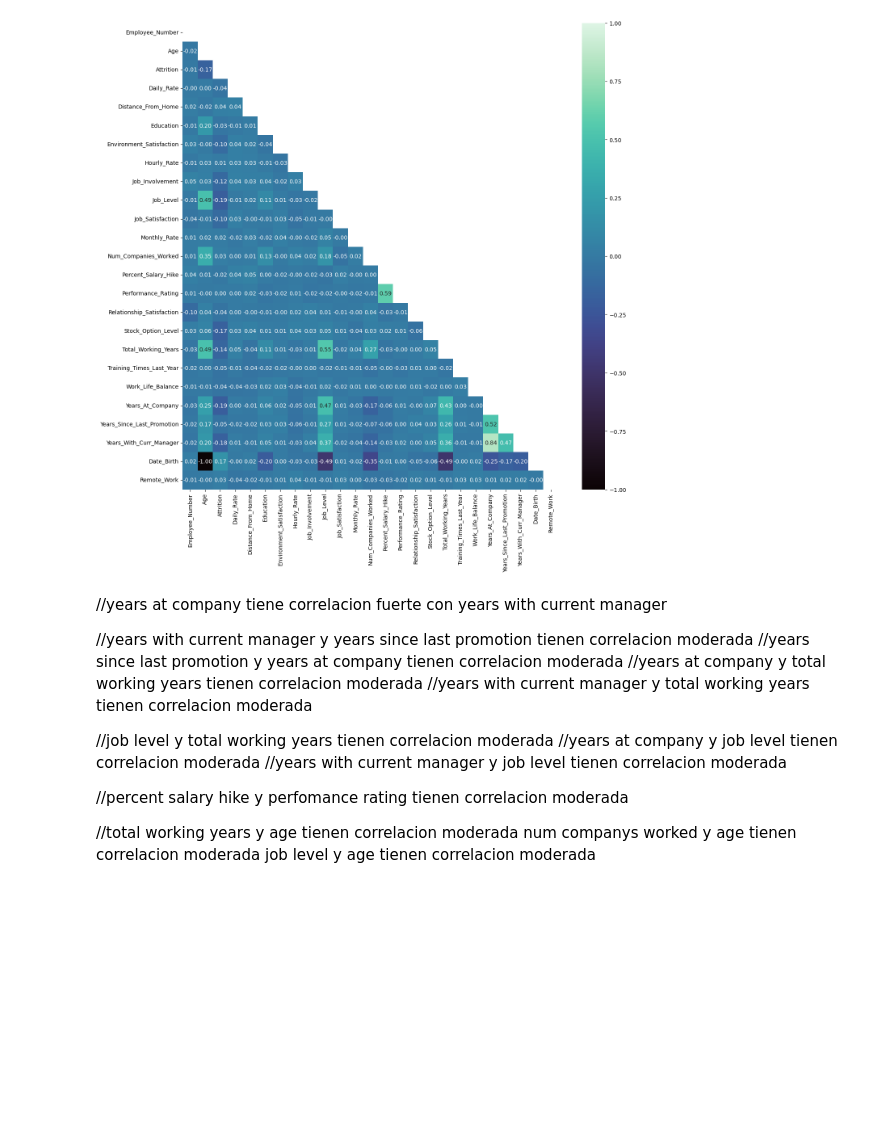
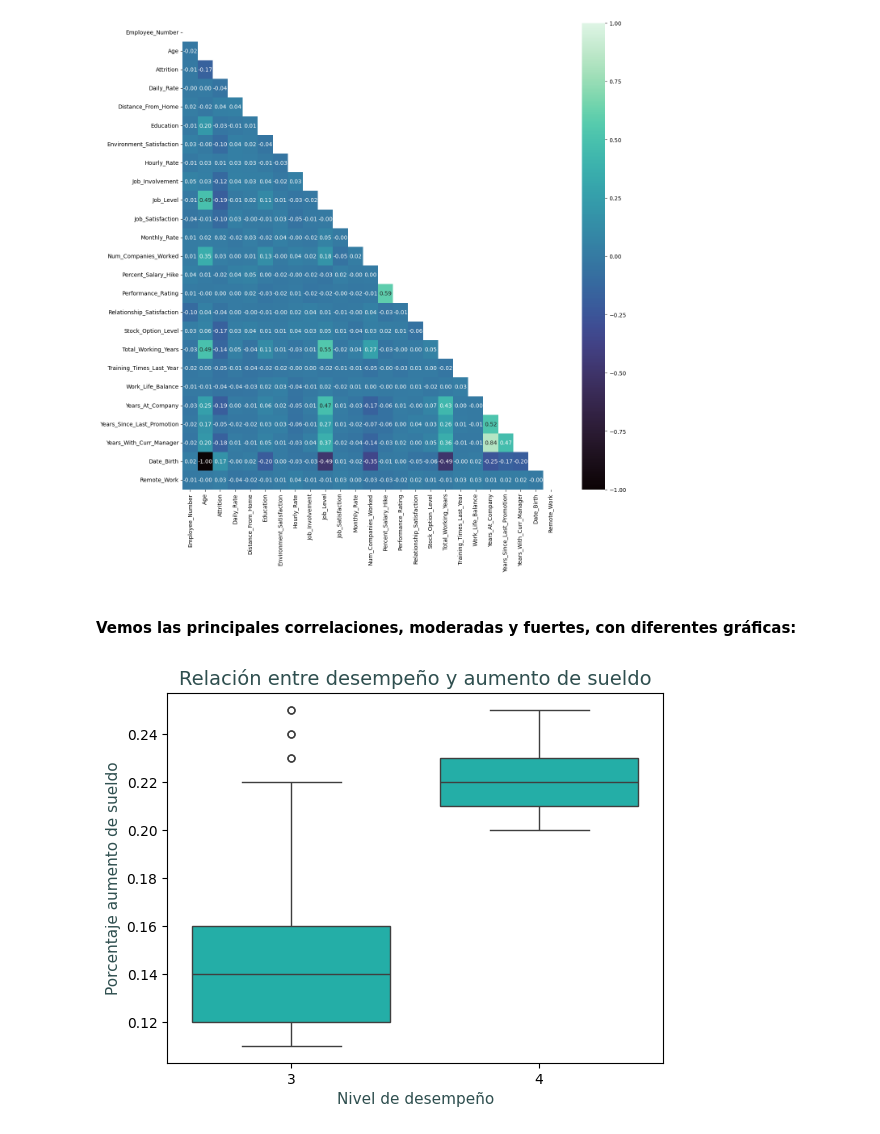
Before and after one commit to nuriancg/project-da-promo-H-module-3-team-1, a Jupyter notebook: Fase4_abTesting.ipynb, the cells around one changed output. Cells and saved outputs as stored; diff of their text form; code cells hidden in the pictures; blank space fills up the shorter version.

```diff
--- a/Fase4_abTesting.ipynb
+++ b/Fase4_abTesting.ipynb
@@ -402,23 +340,20 @@ sns.heatmap(df_correlaciones, # sobre que datos queremos hacer el heatmap
             mask= mask); # para identificar el valor mínimo de nuestra escala de colores
 # %% [output]
 [figure]
-# %% [markdown]
-//years at company tiene correlacion fuerte con years with current manager
-
-//years with current manager y years since last promotion tienen correlacion moderada
-//years since last promotion y years at company tienen correlacion moderada
-//years at company y total working years tienen correlacion moderada
-//years with current manager y total working years tienen correlacion moderada
-
-//job level y total working years tienen correlacion moderada
-//years at company y job level tienen correlacion moderada
-//years with current manager y job level tienen correlacion moderada
-
-//percent salary hike y perfomance rating tienen correlacion moderada
-
-//total working years y age tienen correlacion moderada
-num companys worked y age tienen correlacion moderada
-job level y age tienen correlacion moderada
+# %% [markdown]
+#### Vemos las principales correlaciones, moderadas y fuertes, con diferentes gráficas:
+# %%
+#Miramos correlación entre el desempeño y el aumento de sueldo, fijándonos en los outliers.
+
+sns.boxplot(x='Performance_Rating', y='Percent_Salary_Hike', data=df, color= "lightseagreen", fliersize = 5, # Tamaño de los atípicos
+            linewidth = 1,  # Grosor de las líneas
+            saturation = 0.95)
+plt.title('Relación entre desempeño y aumento de sueldo', color=  'darkslategray', fontsize= 14);
+plt.ylabel("Porcentaje aumento de sueldo", color=  'darkslategray', fontsize= 11)
+plt.xlabel("Nivel de desempeño", color=  'darkslategray', fontsize= 11)
+plt.show()
+# %% [output]
+[figure, added]
 # %%
 fig, axes= plt.subplots(2, 2, figsize= (20, 15))
 
```
Also changed, not shown: parts of 42 cells of this notebook, 1 other file.
